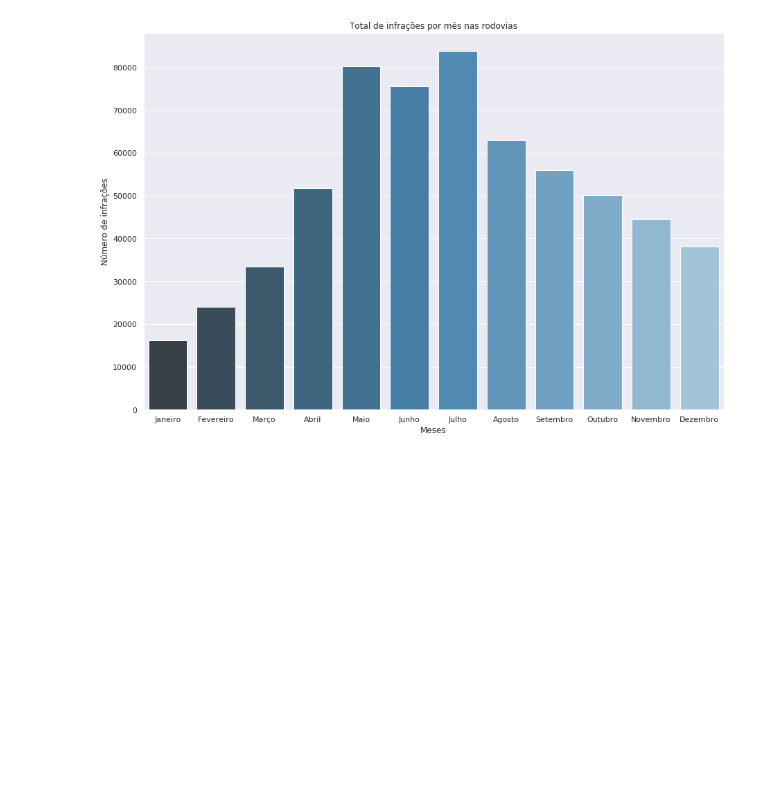
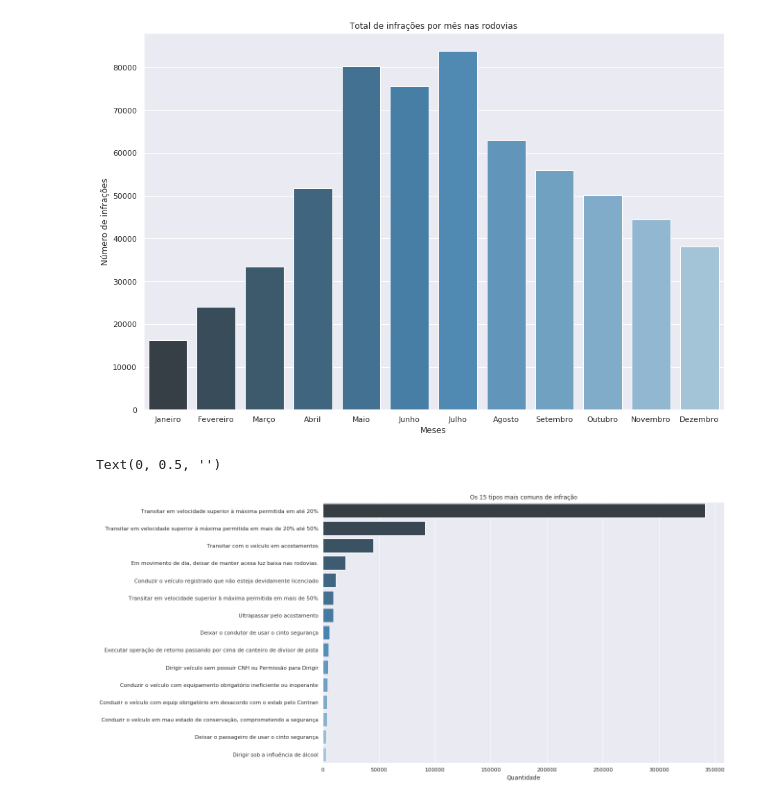
Before and after one commit to IagoCarvalho/tcc_scripts, a Jupyter notebook: QP02-Analysis.ipynb, the cells around one changed output. Drawn from its saved outputs; the diff is of its cells as text; code cells hidden in the pictures; blank space fills up the shorter version.

Commit message:
Adding speed infractions graphs.

```diff
--- a/QP02-Analysis.ipynb
+++ b/QP02-Analysis.ipynb
@@ -585,3 +586,18 @@ plt.ylabel("Número de infrações")
 # %% [output]
 Text(0, 0.5, 'Número de infrações')
 [figure]
+# %%
+tipos_infracoes_prf = df_infracoes_prf_2010_2018.groupby('descricao_abreviada').count().reset_index().sort_values('hora', ascending=False)
+tipos_infracoes_prf = tipos_infracoes_prf.iloc[0:15, 0:2]
+tipos_infracoes_prf.reset_index(drop=True)
+
+sns.barplot(y = tipos_infracoes_prf['descricao_abreviada'],
+            x = tipos_infracoes_prf['dat_infracao'],
+            data = tipos_infracoes_prf,
+            palette = "Blues_d")
+plt.title("Os 15 tipos mais comuns de infração")
+plt.xlabel("Quantidade")
+plt.ylabel("")
+# %% [output]
+Text(0, 0.5, '')
+[figure, added]
```
Also changed, not shown: parts of 7 cells of this notebook.
